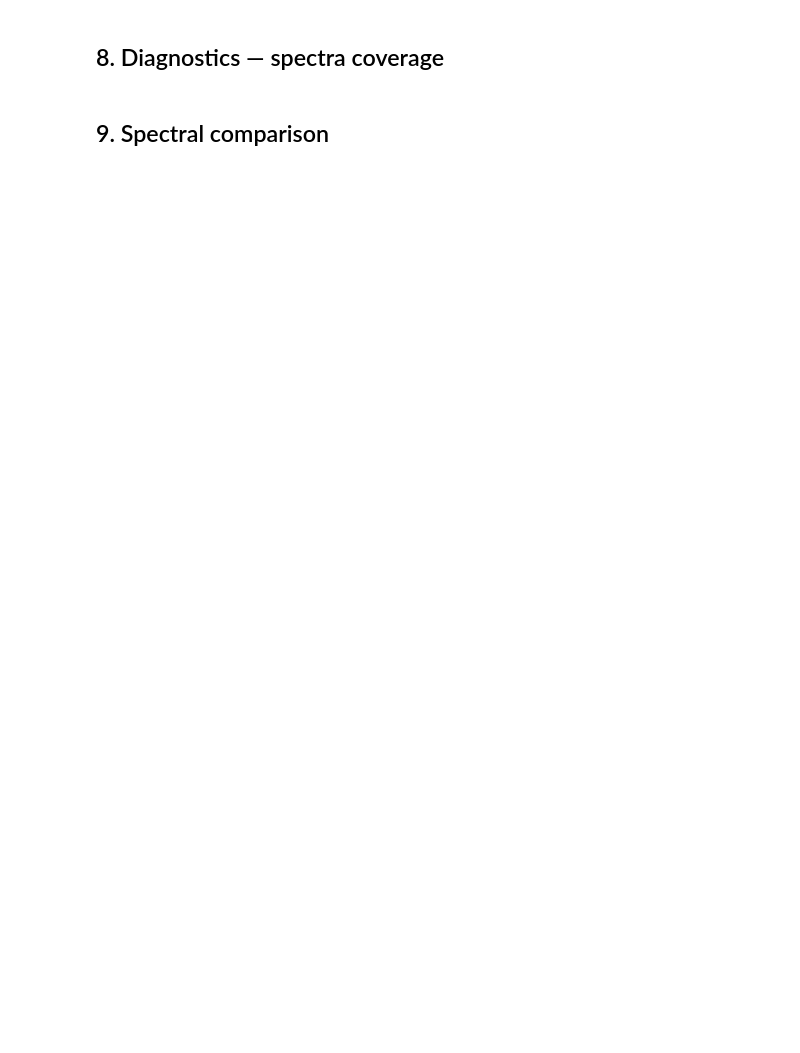
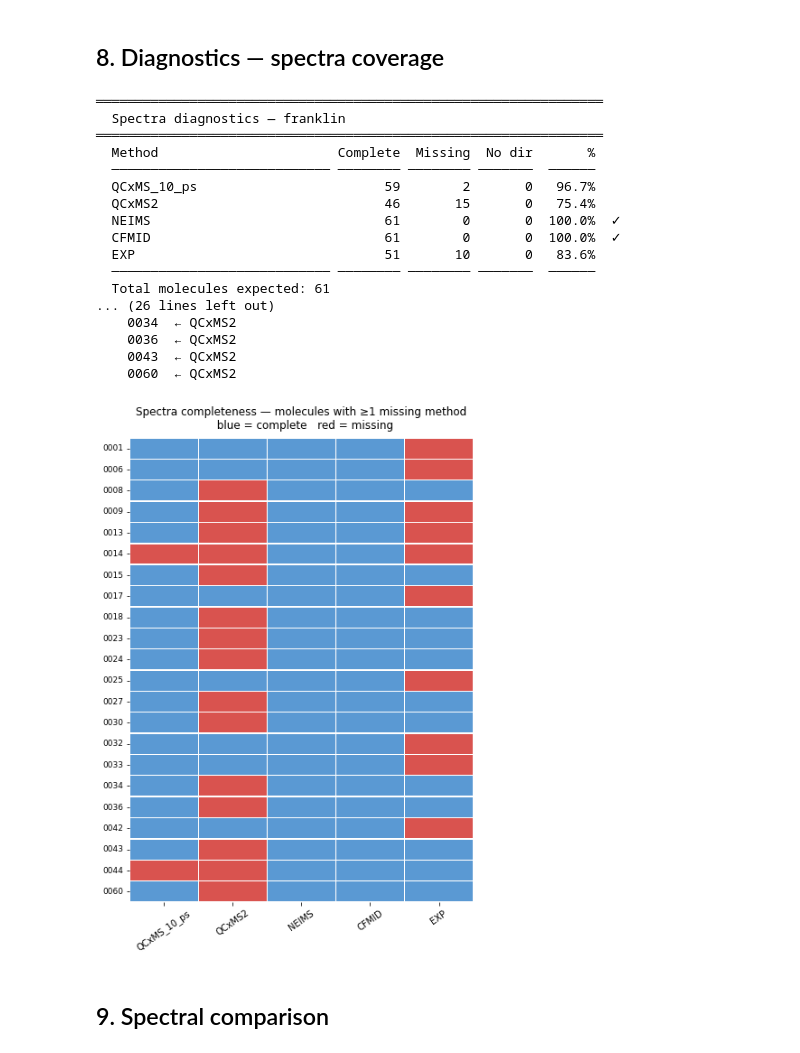
Before and after one commit to hilsan/atmospheric-ms-benchmark, a Jupyter notebook: notebook/3_Franklin.ipynb, the cells around one changed output. Drawn from its saved outputs; the diff is of its cells as text; code cells hidden in the pictures; blank space fills up the shorter version.

```diff
--- a/notebook/3_Franklin.ipynb
+++ b/notebook/3_Franklin.ipynb
@@ -269,7 +333,27 @@ process_spectra_batch(SIM_BASE, _effective_methods + ["EXP"])
 # %% [markdown]
 ## 8. Diagnostics — spectra coverage
 # %%
-diag = diagnose_spectra(SIM_BASE, _effective_methods + ["EXP"], n_mols=N_MOLS)
+diag = diagnose_spectra(SIM_BASE, _effective_methods + ["EXP"], n_mols=N_MOLS,
+                        output_dir=os.path.abspath(f"../reports/{DATASET_NAME}/paper"))
+# %% [output]
+═════════════════════════════════════════════════════════════════
+  Spectra diagnostics — franklin
+═════════════════════════════════════════════════════════════════
+  Method                       Complete  Missing  No dir       %
+  ──────────────────────────── ──────── ──────── ───────  ──────
+  QCxMS_10_ps                        59        2       0   96.7%
+  QCxMS2                             46       15       0   75.4%
+  NEIMS                              61        0       0  100.0%  ✓
+  CFMID                              61        0       0  100.0%  ✓
+  EXP                                51       10       0   83.6%
+  ──────────────────────────── ──────── ──────── ───────  ──────
+  Total molecules expected: 61
+... (26 lines left out)
+    0034  ← QCxMS2
+    0036  ← QCxMS2
+    0043  ← QCxMS2
+    0060  ← QCxMS2
+[figure, added]
 # %% [markdown]
 ## 9. Spectral comparison
 # %%
```
Also changed, not shown: parts of 9 cells of this notebook, 2 other files.
